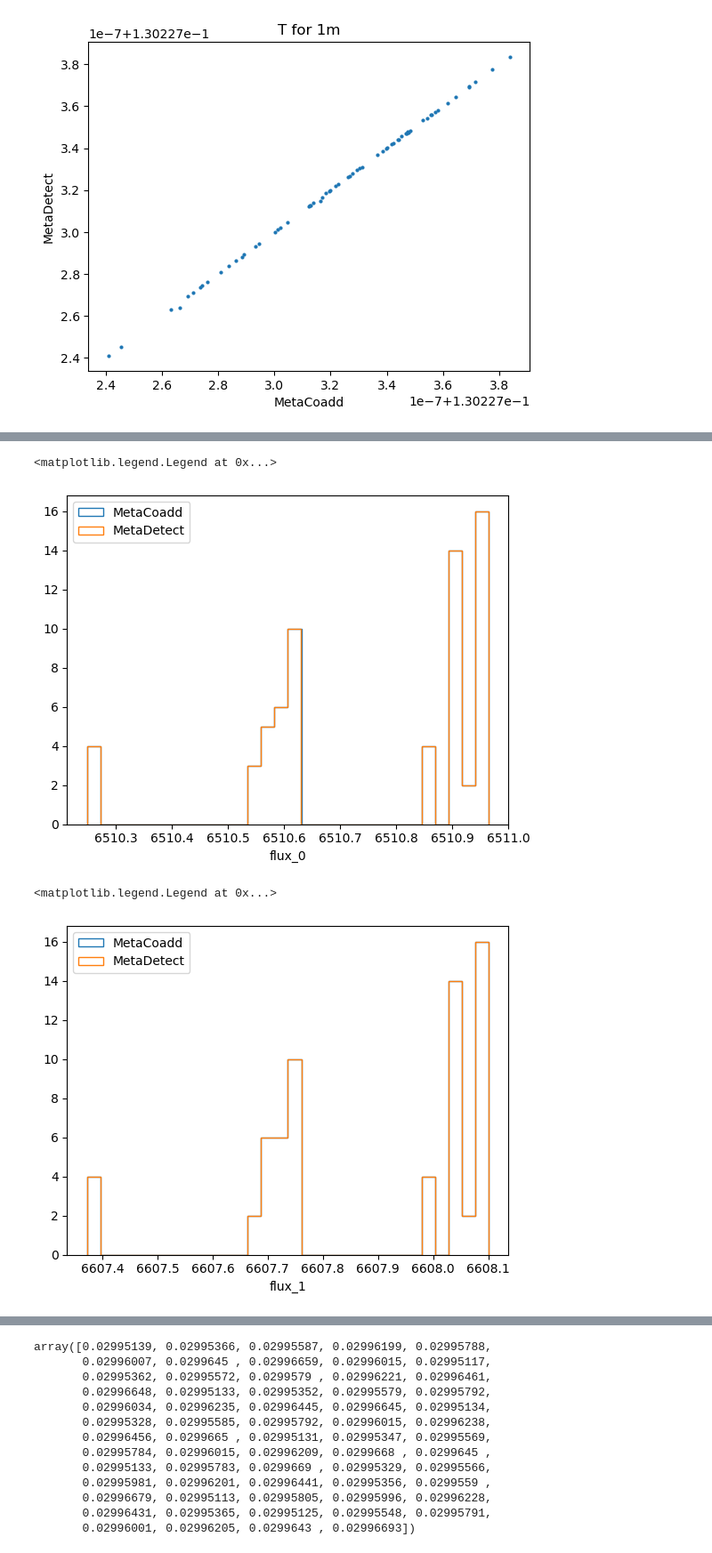
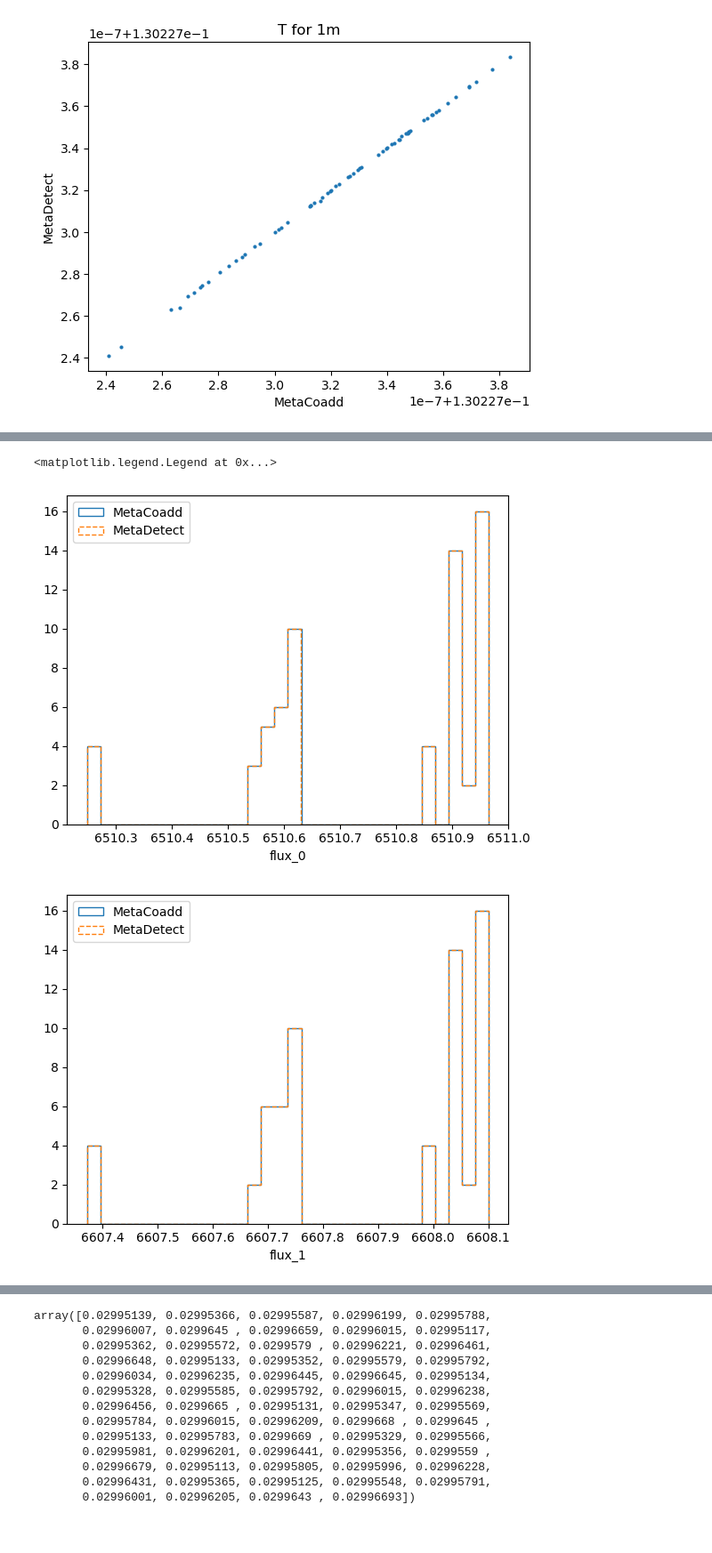
Before and after one commit to aguinot/metacoadd, a Jupyter notebook: notebooks/test_metadetect.ipynb, the cells around one changed output, grey strips where cells are left out. Shown at 89% size. Drawn from its saved outputs; the diff is of its cells as text; code cells hidden in the pictures.

```diff
--- a/notebooks/test_metadetect.ipynb
+++ b/notebooks/test_metadetect.ipynb
@@ -341,9 +239,8 @@ ts = time()
 rng = np.random.RandomState(42)
 mdet = MetaDetect(
     rng=rng,
-    psf_runner=psf_runner,
-    # gal_runners={"wmom": gal_runner},
-    gal_runners={model: boot},
+    models=model,
+    fwhm=1.2,
 )
 final_cat = mdet.go(mbobs)
 print(f"Time to run MetaDetect: {time() - ts:.2f} seconds")
@@ -463,7 +360,7 @@ METADETECT_CONFIG = {
 }
 # %%
 ts = time()
-res = metadetect.do_metadetect(
+res = do_metadetect(
     deepcopy(METADETECT_CONFIG),
     mbobs=mbobs,
     rng=np.random.RandomState(42),
@@ -640,23 +537,26 @@ key = "1p"
 good_mc = (final_cat[key][f"{model}_flags"] == 0) & (final_cat[key][f"{model}_s2n"] > 10)
 good_md = (res[key][f"{model}_flags"] == 0) & (res[key][f"{model}_s2n"] > 10)
 plt.hist(final_cat[key][f"{model}_flux_0"][good_mc], 30, histtype="step", label="MetaCoadd")
-plt.hist(res[key][f"{model}_band_flux"][good_md, 0], 30, histtype="step", label="MetaDetect")
+if len(mbobs) == 1:
+    plt.hist(res[key][f"{model}_band_flux"][good_md], 30, histtype="step", label="MetaDetect", linestyle="--")
+else:
+    plt.hist(res[key][f"{model}_band_flux"][good_md, 0], 30, histtype="step", label="MetaDetect", linestyle="--")
 plt.xlabel("flux_0")
 plt.legend()
 # %% [output]
 <matplotlib.legend.Legend at 0x...>
-[figure, old version]
+[figure, new version]
 # %%
-key = "1p"
-good_mc = (final_cat[key][f"{model}_flags"] == 0) & (final_cat[key][f"{model}_s2n"] > 10)
-good_md = (res[key][f"{model}_flags"] == 0) & (res[key][f"{model}_s2n"] > 10)
-plt.hist(final_cat[key][f"{model}_flux_1"][good_mc], 30, histtype="step", label="MetaCoadd")
-plt.hist(res[key][f"{model}_band_flux"][good_md, 1], 30, histtype="step", label="MetaDetect")
-plt.xlabel("flux_1")
-plt.legend()
+if len(mbobs) > 1:
+    key = "1p"
+    good_mc = (final_cat[key][f"{model}_flags"] == 0) & (final_cat[key][f"{model}_s2n"] > 10)
+    good_md = (res[key][f"{model}_flags"] == 0) & (res[key][f"{model}_s2n"] > 10)
+    plt.hist(final_cat[key][f"{model}_flux_1"][good_mc], 30, histtype="step", label="MetaCoadd")
+    plt.hist(res[key][f"{model}_band_flux"][good_md, 1], 30, histtype="step", label="MetaDetect", linestyle="--")
+    plt.xlabel("flux_1")
+    plt.legend()
 # %% [output]
-<matplotlib.legend.Legend at 0x...>
-[figure, old version]
+[figure, new version]
 # %%
 final_cat[key][f"{model}_g1"]
 # %% [output]
```
Also changed, not shown: parts of 20 cells of this notebook, 4 other files.
